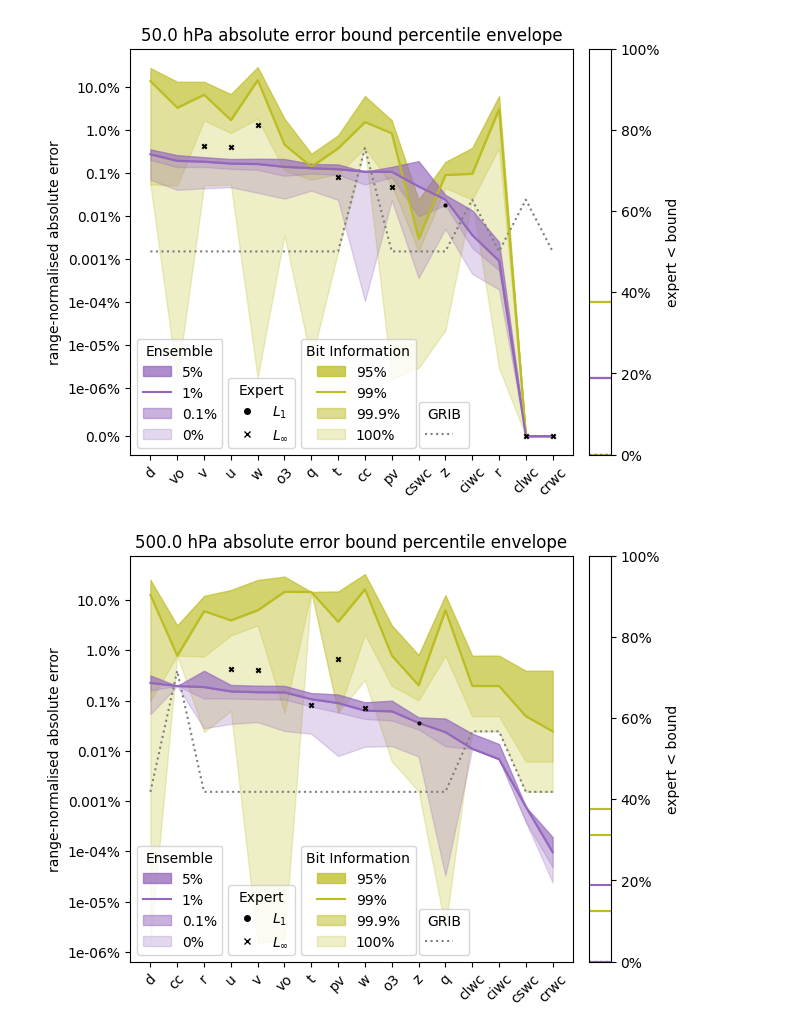
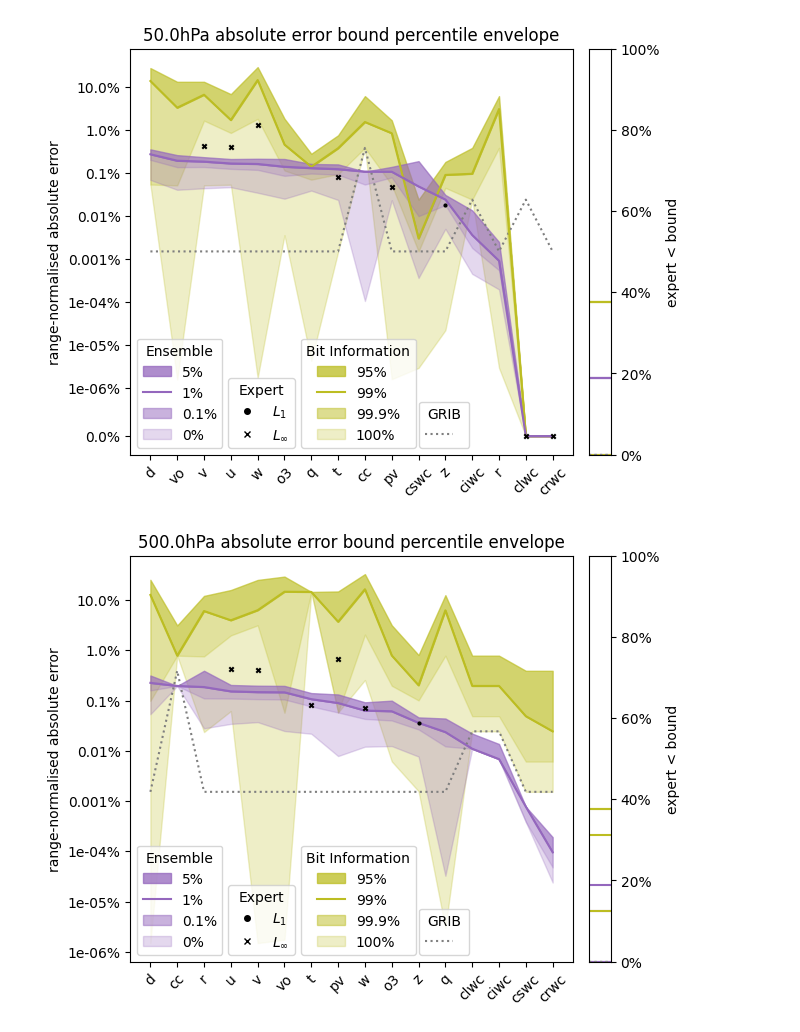
Before and after one commit to juntyr/era5-ensemble-compression-tolerance, a Jupyter notebook: quantile-plots.ipynb, the cells around one changed output. Drawn from its saved outputs; the diff is of its cells as text; code cells hidden in the pictures.

```diff
--- a/quantile-plots.ipynb
+++ b/quantile-plots.ipynb
@@ -871,7 +840,8 @@ fig.savefig(plots / "single-relative.pdf")
 # %%
 pressure_range = defaultdict(dict)
-for v, p, r in parse_pressure("range-pressure.txt"):
-    pressure_range[p][v] = r
+for _, (name, level, *rest) in pd.read_csv("range-pressure.csv").iterrows():
+    pressure_range[level][name] = RangeBounds(*rest)
+pressure_range = dict(pressure_range)
 # %%
 pressure_grib = dict()
 for pressure in pressure_range:
@@ -881,7 +851,7 @@ for pressure in pressure_range:
             markers={
                 "cf-short-name": key,
                 "level-kind": "pressure",
-                "level-value": float(pressure.split(" ")[0]),
+                "level-value": float(pressure.replace("hPa", "")),
             }
         )
         assert isinstance(requirement, MaxPointwiseRangeRelativeErrorBoundRequirement)
@@ -891,14 +861,14 @@ pressure_ensemble = dict()
 for pressure in pressure_range:
     pressure_ensemble[pressure] = dict()
     for key in pressure_range[pressure]:
-        percentile = [1.0, 0.999, 0.99, 0.95]
+        percentile = [0.0, 0.001, 0.01, 0.05]
         absolute = []
         for p in percentile:
             (requirement,) = ensemble_recommendations.search(
                 markers={
                     "cf-short-name": key,
                     "level-kind": "pressure",
-                    "level-value": float(pressure.split(" ")[0]),
+                    "level-value": float(pressure.replace("hPa", "")),
                     "tags": f"absolute,{p * 100}%",
                 }
             )
@@ -912,7 +882,7 @@ for pressure in pressure_range:
                 markers={
                     "cf-short-name": key,
                     "level-kind": "pressure",
-                    "level-value": float(pressure.split(" ")[0]),
+                    "level-value": float(pressure.replace("hPa", "")),
                     "tags": f"relative,{p * 100}%",
                 }
             )
@@ -926,7 +896,7 @@ for pressure in pressure_range:
                 markers={
                     "cf-short-name": key,
                     "level-kind": "pressure",
-                    "level-value": float(pressure.split(" ")[0]),
+                    "level-value": float(pressure.replace("hPa", "")),
                     "tags": f"quadratic,{p * 100}%",
                 }
             )
@@ -952,7 +922,7 @@ for pressure in pressure_range:
                 markers={
                     "cf-short-name": key,
                     "level-kind": "pressure",
-                    "level-value": float(pressure.split(" ")[0]),
+                    "level-value": float(pressure.replace("hPa", "")),
                     "tags": f"relative,{p * 100}%",
                 }
             )
@@ -998,9 +968,6 @@ for p in pressure_ensemble:
         ls=":",
     )
 
-    pressure_expert_dict = defaultdict(dict)
-    for v, p2, r in pressure_expert:
-        pressure_expert_dict[p2][v] = r
     expert_xs = []
     expert_ys = []
     expert_pointwise = []
@@ -1010,13 +977,11 @@ for p in pressure_ensemble:
             0.0
             if pressure_range[p][v].max == pressure_range[p][v].min
             else (
-                pressure_expert_dict[p][v].absolute_value
+                pressure_expert[p][v].absolute_value
                 / (pressure_range[p][v].max - pressure_range[p][v].min)
             )
         )
-        expert_pointwise.append(
-            pressure_expert_dict[p][v].absolute_kind is ErrorKind.POINTWISE
-        )
+        expert_pointwise.append(pressure_expert[p][v].absolute_kind == "max")
     expert_pointwise = np.array(expert_pointwise)
     ax.scatter(
         np.array(expert_xs)[expert_pointwise],
@@ -1314,46 +1279,46 @@ for p in pressure_ensemble:
                 else f"{np.round(x * 100, 6):.0e}%"
             )
         )
     )
 
     axr.set_xticks([])
     axr.yaxis.tick_right()
     axr.yaxis.set_label_position("right")
     axr.set_ylabel("expert < bound")
     axr.yaxis.set_major_formatter(mtick.PercentFormatter(1))
     axr.set_ylim(0, 1)
 
-    for i, pt in enumerate(pressure_ensemble["1000.0 hPa"]["u"].percentile):
+    for i, pt in enumerate(pressure_ensemble["1000.0hPa"]["u"].percentile):
         count = 0
-        for v in pressure_expert_dict[p]:
+        for v in pressure_expert[p]:
             count += (
-                pressure_expert_dict[p][v].absolute_value
+                pressure_expert[p][v].absolute_value
                 < pressure_ensemble[p][v].absolute[i]
             )
-        axr.axhline(count / len(pressure_expert_dict[p]), c="tab:purple")
+        axr.axhline(count / len(pressure_expert[p]), c="tab:purple")
 
-    for i, pt in enumerate(pressure_ensemble["1000.0 hPa"]["u"].percentile):
+    for i, pt in enumerate(pressure_ensemble["1000.0hPa"]["u"].percentile):
         count = 0
-        for v in pressure_expert_dict[p]:
+        for v in pressure_expert[p]:
             count += (
-                pressure_expert_dict[p][v].absolute_value
+                pressure_expert[p][v].absolute_value
                 < pressure_bit_information[p][v].absolute[i]
             )
-        axr.axhline(count / len(pressure_expert_dict[p]), c="tab:olive")
+        axr.axhline(count / len(pressure_expert[p]), c="tab:olive")
 
-    for i, pt in enumerate(pressure_ensemble["1000.0 hPa"]["u"].percentile):
+    for i, pt in enumerate(pressure_ensemble["1000.0hPa"]["u"].percentile):
         count = 0
-        for v in pressure_expert_dict[p]:
-            count += pressure_expert_dict[p][v].absolute_value < (
+        for v in pressure_expert[p]:
+            count += pressure_expert[p][v].absolute_value < (
                 pressure_grib[p][v]
                 * (pressure_range[p][v].max - pressure_range[p][v].min)
             )
-        axr.axhline(count / len(pressure_expert_dict[p]), c="tab:gray", ls=":")
+        axr.axhline(count / len(pressure_expert[p]), c="tab:gray", ls=":")
 
     plt.show()
     fig.savefig(plots / f"pressure-{p.replace(' ', '')}-absolute.pdf")
 # %% [output]
-[figure, old version]
+[figure, new version]
 [figure]
 [figure]
 [figure]
```
Also changed, not shown: parts of 12 cells of this notebook.
